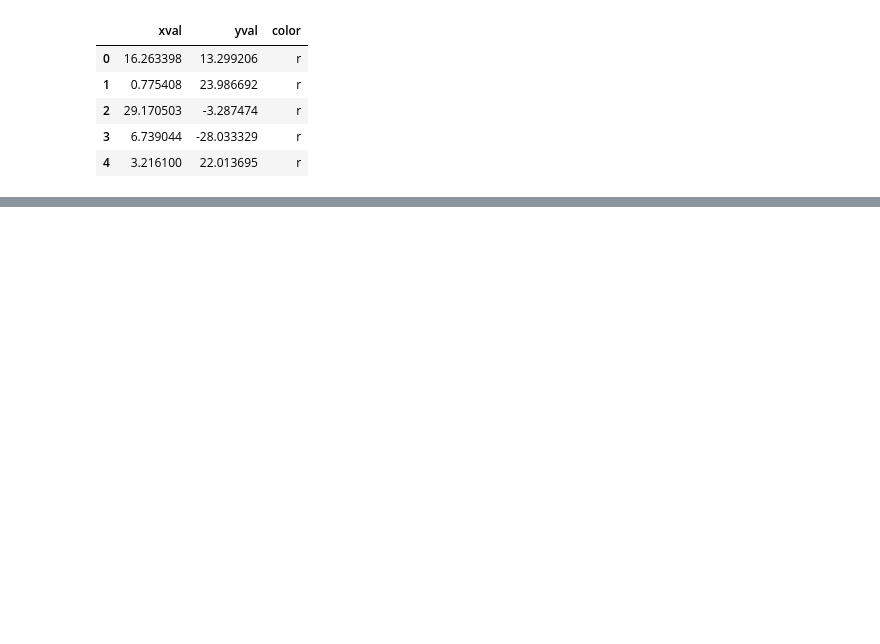
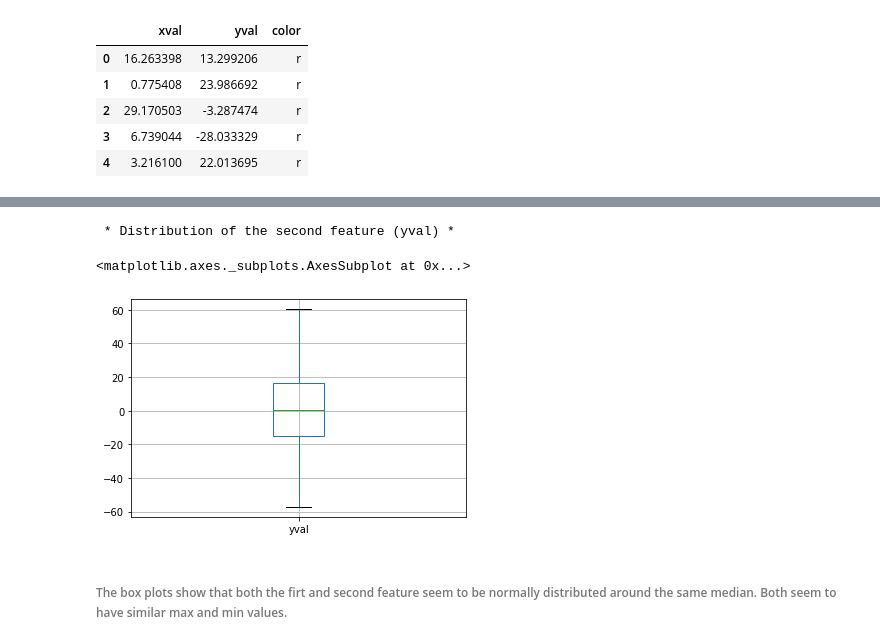
Before and after one commit to Jafari-AI/Neural-Networks, a Jupyter notebook: hw6.ipynb, the cells around one changed output, grey strips where cells are left out. Saved outputs shown, nothing was run; the diff lists cells and outputs as text; code cells hidden in the pictures; blank space fills up the shorter version.

```diff
--- a/hw6.ipynb
+++ b/hw6.ipynb
@@ -53,0 +85,9 @@ n_classes = Y.shape[1]
+# %%
+print('\n * Distribution of the second feature (yval) *\n')
+df.boxplot(column=['yval'])
+# %% [output]
+ * Distribution of the second feature (yval) *
+<matplotlib.axes._subplots.AxesSubplot at 0x...>
+[figure, added]
+# %% [markdown]
+###### The box plots show that both the firt and second feature seem to be normally distributed around the same median. Both seem to have similar max and min values.
```
Also changed, not shown: parts of 49 cells of this notebook.
